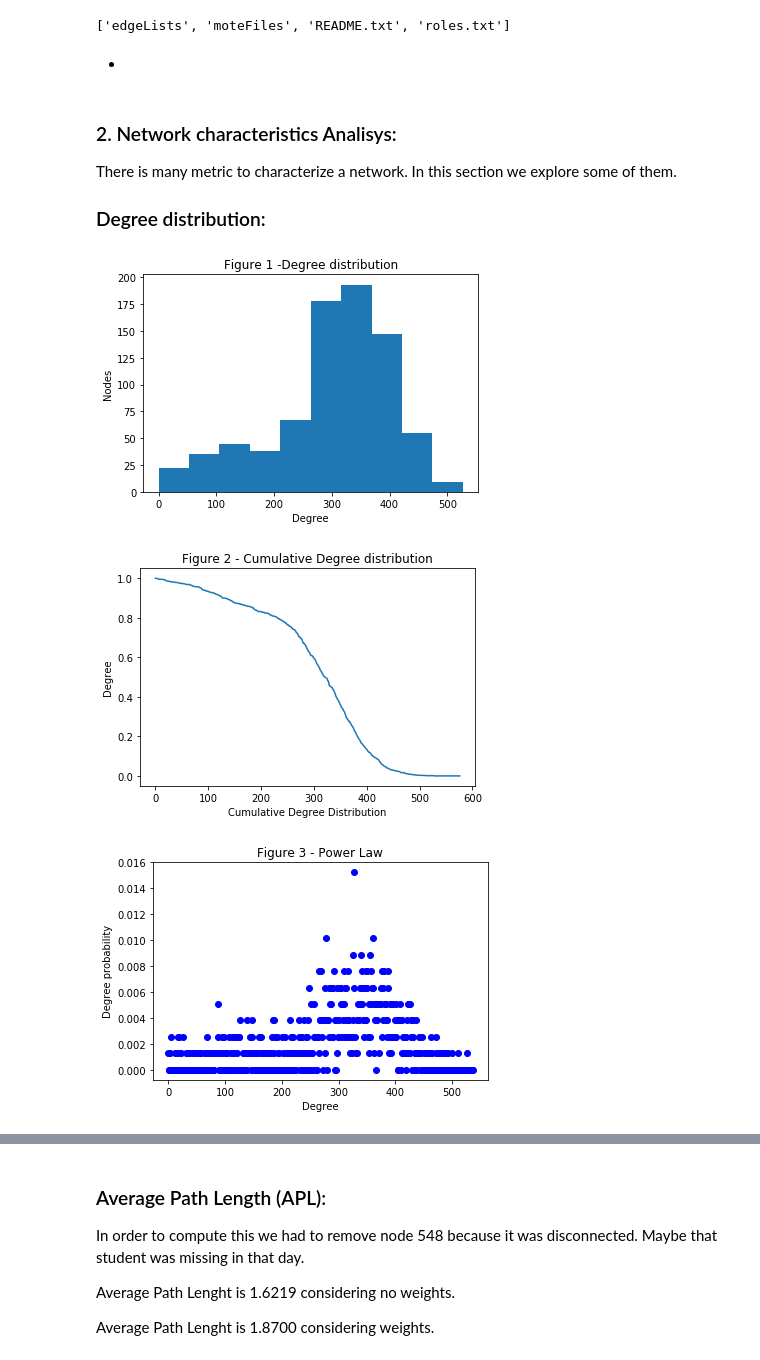
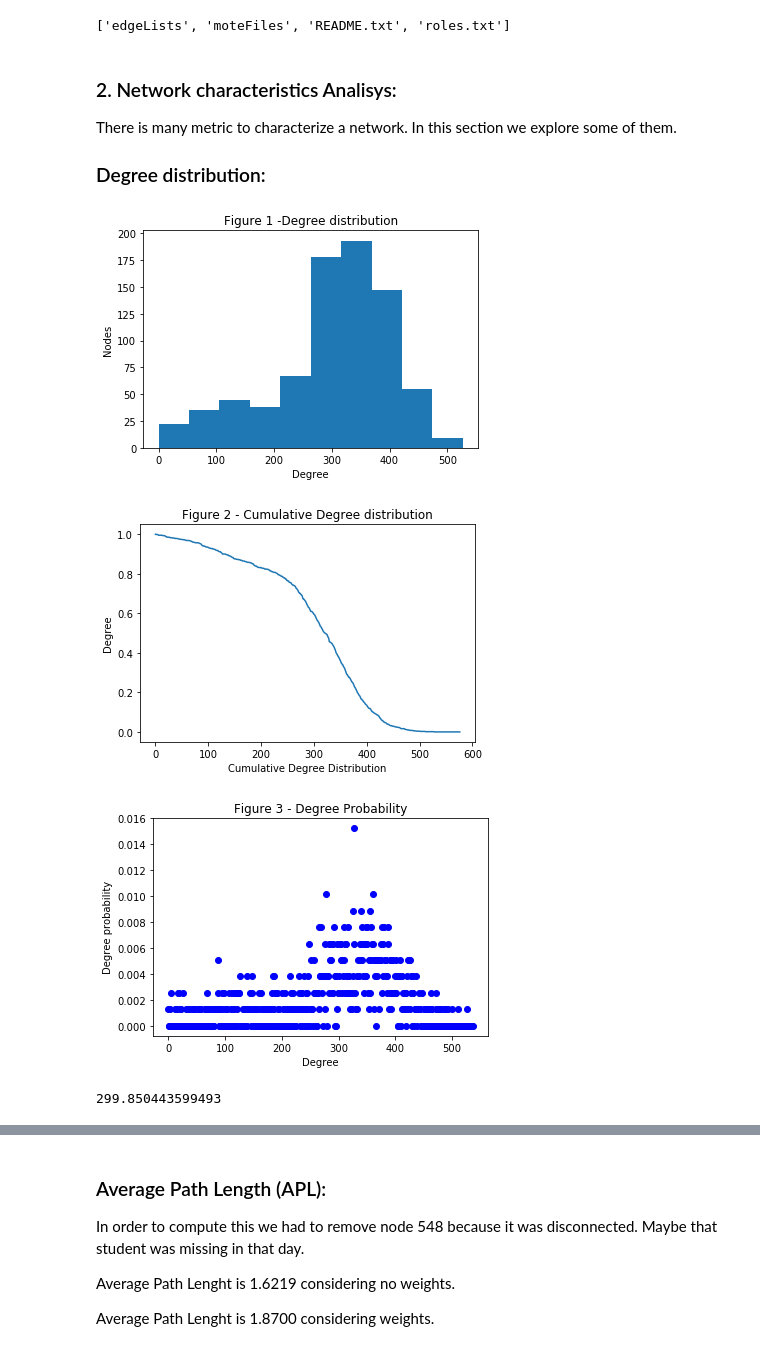
Before and after one commit to RicardoRei/Complex-Networks-17-18, a Jupyter notebook: proj.ipynb, the cells around one changed output, grey strips where cells are left out. Saved outputs shown, nothing was run; the diff lists cells and outputs as text; code cells hidden in the pictures.

Commit message:
degree centrality

```diff
--- a/proj.ipynb
+++ b/proj.ipynb
@@ -59,8 +59,6 @@ justChop_path = dataset_root_path + '/edgeLists/durationCondition/' + 'justChop'
 print(os.listdir(dataset_root_path)) # files that contain the dataset info
 # %% [output]
 ['edgeLists', 'moteFiles', 'README.txt', 'roles.txt']
-# %% [markdown]
--
 # %%
 """
     Loads the nodes for the network
@@ -135,6 +133,10 @@ In this section we explore some of them.
 import numpy as np
 import matplotlib.pyplot as plt
 
+
+"""
+    This Function receives the network graph and plots the degree histogram.
+"""
 def plotDegreeHistogram(network):
     degree = nx.degree(network)
     plt.hist(list(degree.values()))
@@ -145,7 +147,10 @@ def plotDegreeHistogram(network):
 
 plotDegreeHistogram(network=network)
 
-# cumulative degree distribution, the fraction of nodes with degree higher than k
+"""
+    This Function receives the network graph and plots the cumulative degree distribution.
+    The Cumulative degree distribution cum_Pk represents the fraction of nodes with degree higher than k.
+"""
 def plotCumulativeDist(network):
     degree = nx.degree(network)
     max_degree = max(degree.values())
@@ -157,35 +162,44 @@ def plotCumulativeDist(network):
         cum_Pk[k] = len([i for i in degree.values() if i >= k]) / len(network.nodes())
 
     plt.xlabel("Cumulative Degree Distribution")
     plt.ylabel("Degree")
     plt.title("Figure 2 - Cumulative Degree distribution")
     plt.plot(k_values, cum_Pk)
     plt.show()
 
 
 plotCumulativeDist(network)
 
+
+"""
+    This Function receives the network graph and plots the degree probability Pk.
+    The degree probability Pk represents the probability of a node has a degree  equal to k.
+"""
 def plotDegreeProbability(network):
     degree = nx.degree(network)
     max_degree = max(degree.values())
 
     Pk = [0]*(max_degree+10) # + 10 so we can see the limit going to zero.
     k_values = [0]*(max_degree+10)
     for k in range(0, max_degree+10):
         k_values[k] = k
         Pk[k] = len([i for i in degree.values() if i == k]) / len(network.nodes())
 
     plt.xlabel("Degree")
     plt.ylabel("Degree probability")
     plt.title("Figure 3 - Degree Probability")
     plt.plot(k_values, Pk, 'bo')
     plt.show()
 
-powerLawPlot(network) #NOT WHATS IS EXPECTED.... Power Law?
+plotDegreeProbability(network) #NOT WHATS IS EXPECTED.... Power Law?
+degree = nx.degree(network)
+average_degree = sum(degree.values())/len(degree.values())
+print (average_degree)
 # %% [output]
 [figure]
 [figure]
-[figure, old version]
+[figure, new version]
+299.850443599493
 # %% [markdown]
 Looking to the figure 1 the degree distribution of the contact network shows that there is a big number of nodes with ≈ 280 to ≈ 420 neightbors and a low density of nodes with more links.
 
```
Also changed, not shown: parts of 8 cells of this notebook.
